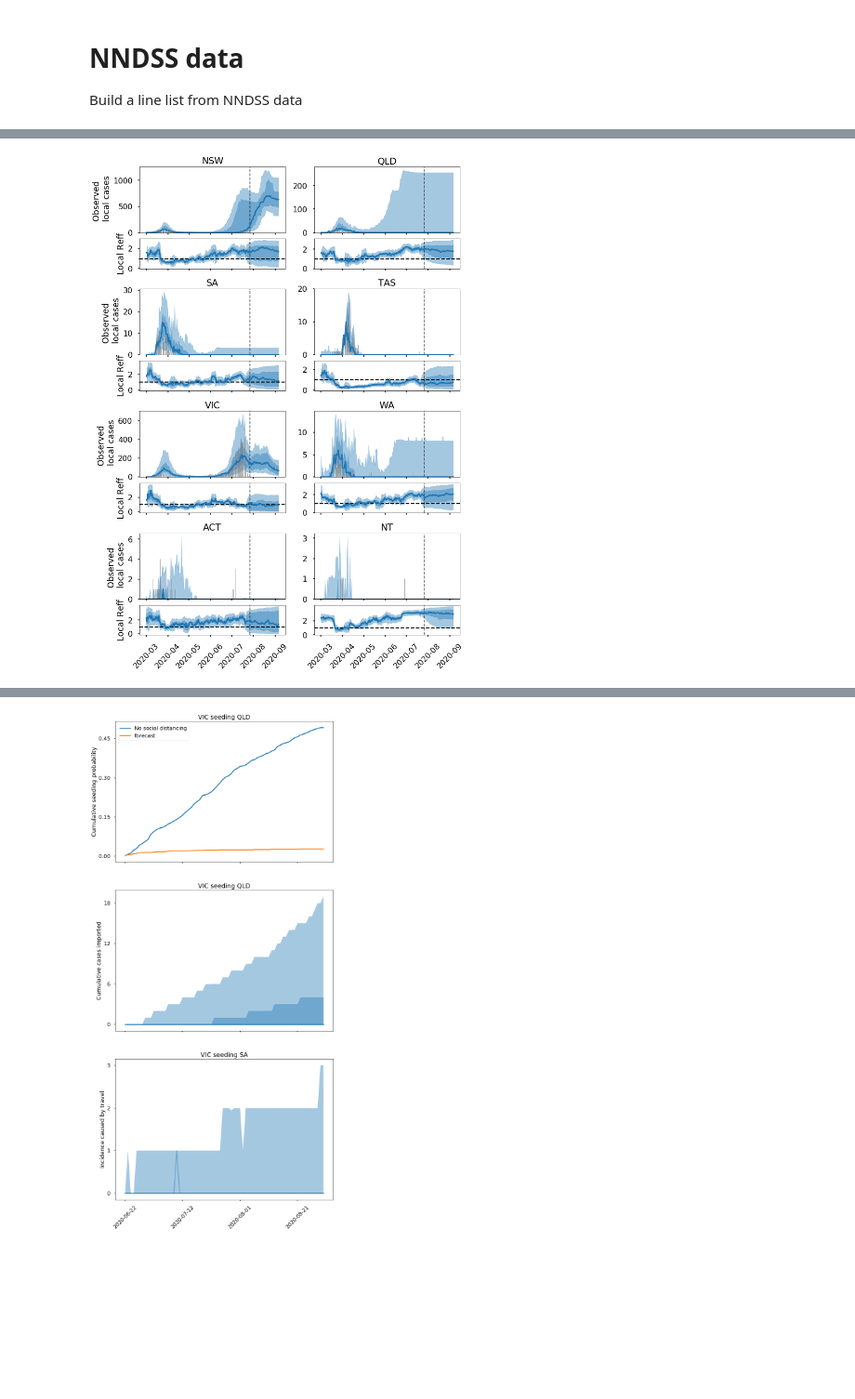
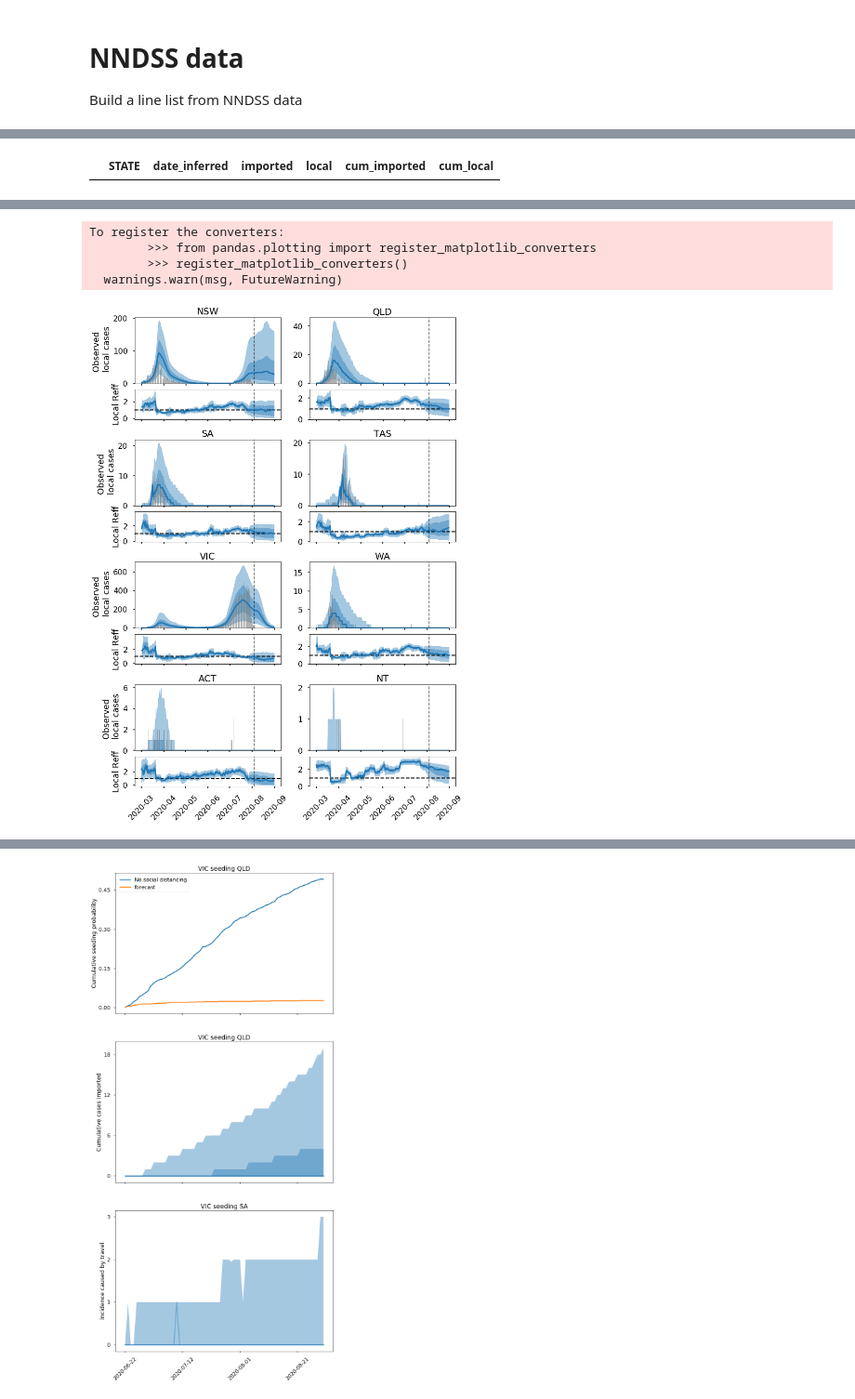
Before and after one commit to tdennisliu/covid19-forecasting-aus, a Jupyter notebook: analysis/collating_cases.ipynb, the cells around one changed output, grey strips where cells are left out. Shown at 93% size. Drawn from its saved outputs; the diff is of its cells as text; code cells hidden in the pictures; blank space fills up the shorter version.

Commit message:
improvements to plotting a single state and cleaning up function code

```diff
--- a/analysis/collating_cases.ipynb
+++ b/analysis/collating_cases.ipynb
@@ -179,0 +186,5 @@ df_cases_state_time.loc[df_cases_state_time.STATE=='VIC'].tail(10)
+# %%
+
+df_cases_state_time = read_in_cases(cases_file_date=None)
+
+df_cases_state_time.loc[df_cases_state_time.STATE=='VIC'].tail(10)
@@ -180,3 +204,8 @@ df_cases_state_time.loc[df_cases_state_time.STATE=='VIC'].tail(10)
+# %%
+df_cases_state_time.loc[(df_cases_state_time.STATE=="VIC") &
+                       (df_cases_state_time.date_inferred<='2020-01-01')]
+# %% [output]
+|  | STATE | date_inferred | imported | local | cum_imported | cum_local |
 # %%
 import pandas as pd
 import matplotlib.gridspec as gridspec
@@ -184,9 +213,9 @@ from datetime import timedelta
 
 plt.style.use("seaborn-poster")
 states = ['NSW','QLD','SA','TAS','VIC','WA','ACT','NT']
-n_sims = 20
+n_sims = 6000
 start_date = '2020-03-01'
-days = 190
+days = 184
 forecast_type = 'R_L' #default None
 
 Reff = read_in_Reff( forecast_R=forecast_type)
@@ -352 +381,5 @@ forecast up to: 2020-09-06 00:00:00
+To register the converters:
+        >>> from pandas.plotting import register_matplotlib_converters
+        >>> register_matplotlib_converters()
+  warnings.warn(msg, FutureWarning)
-[figure, old version]
+[figure, new version]
```
Also changed, not shown: parts of 14 cells of this notebook.
